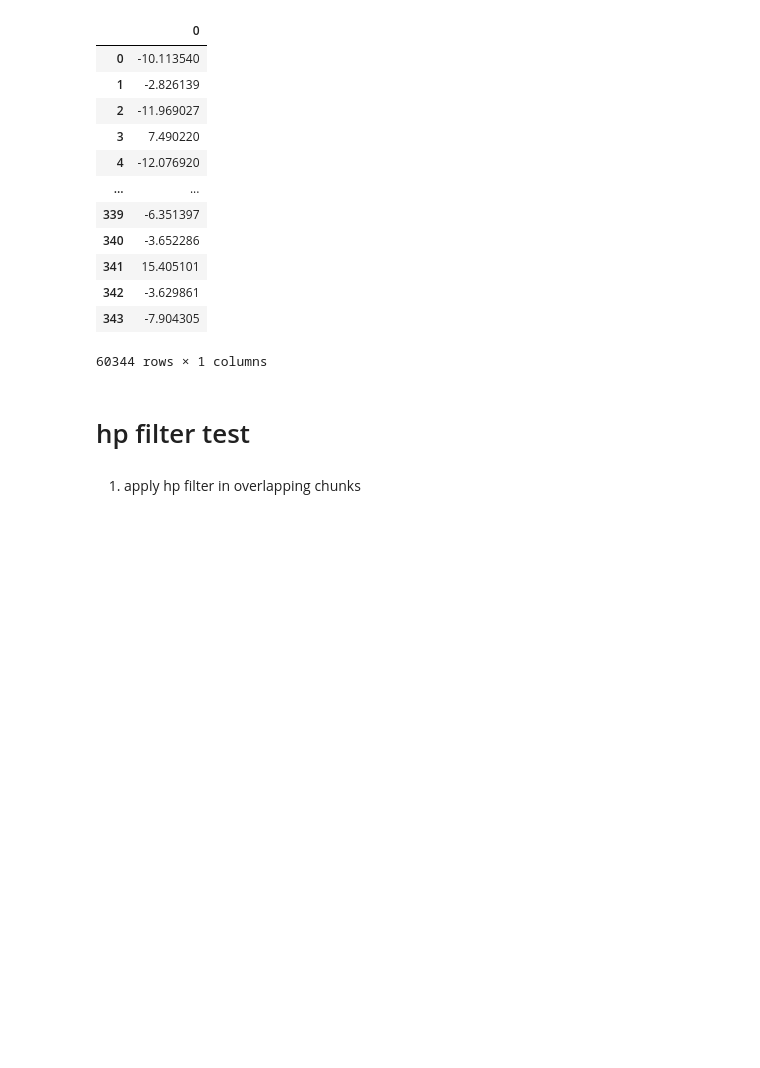
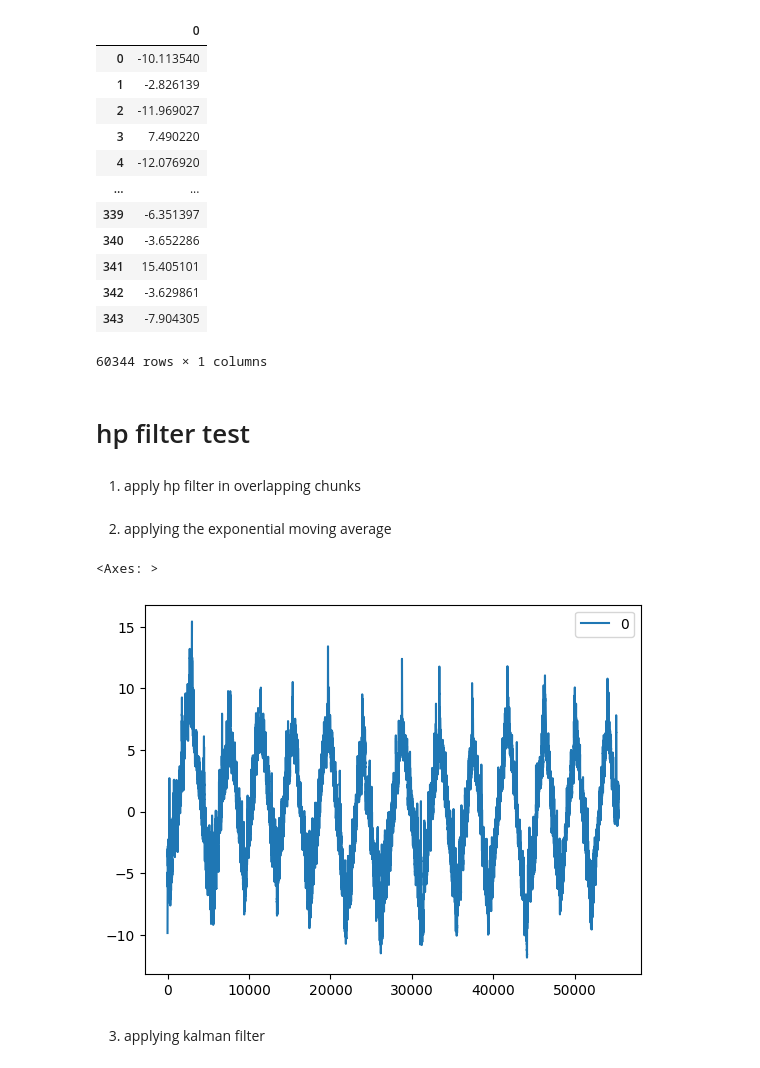
Before and after one commit to riderman10000/action_count_in_events3, a Jupyter notebook: all_code/time_series/test_ipca.ipynb, the cells around one changed output. Cells and saved outputs as stored; diff of their text form; code cells hidden in the pictures; blank space fills up the shorter version.

Commit message:
test ipca with different filters

```diff
--- a/all_code/time_series/test_ipca.ipynb
+++ b/all_code/time_series/test_ipca.ipynb
@@ -192,0 +191,25 @@ after_pca = apply_hp_filter_in_chunks(pca_df.values, chunk_size=10000, overlap_s
+# %% [markdown]
+2. applying the exponential moving average
+# %%
+def exponential_moving_average(data, alpha = 0.1):
+    ema = []
+    ema_current = data[0]
+    ema.append(ema_current)
+
+    for value in data[1:] :
+        ema_current = alpha * value + (1 - alpha) * ema_current
+        ema.append(ema_current)
+
+    return np.array(ema)
+
+data = pca_df.values
+alpha = 0.05
+smoothed_data = exponential_moving_average(data, alpha)
+# %%
+temp_df = pd.DataFrame(smoothed_data)
+temp_df.plot()
+# %% [output]
+<Axes: >
+[figure, added]
+# %% [markdown]
+3. applying kalman filter
```
Also changed, not shown: parts of 10 cells of this notebook, 1 other file.
